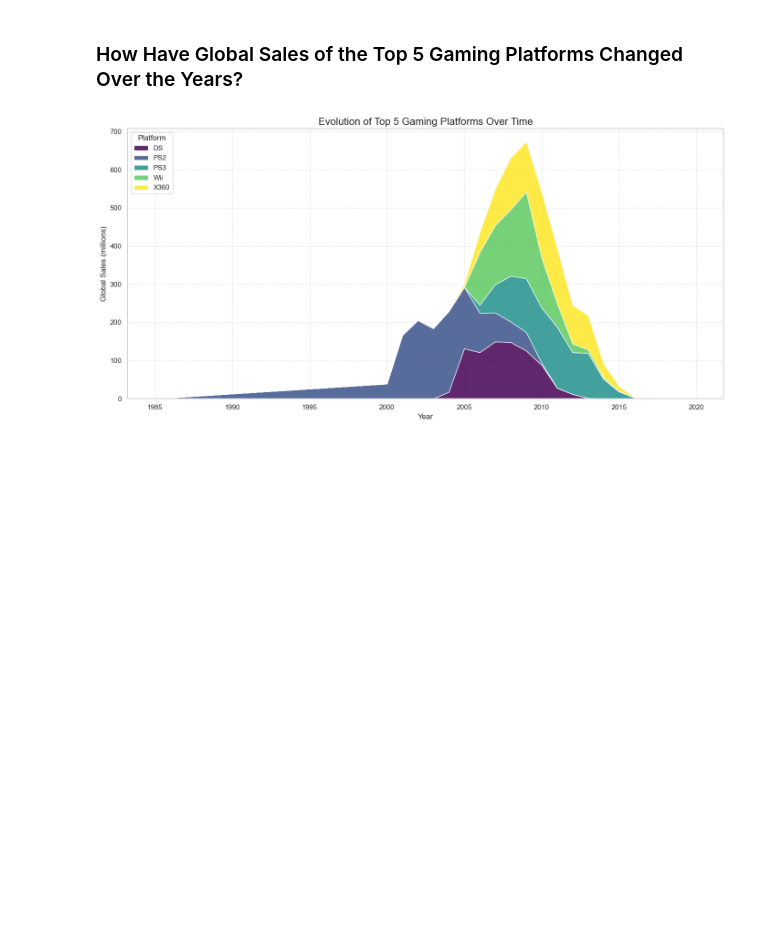
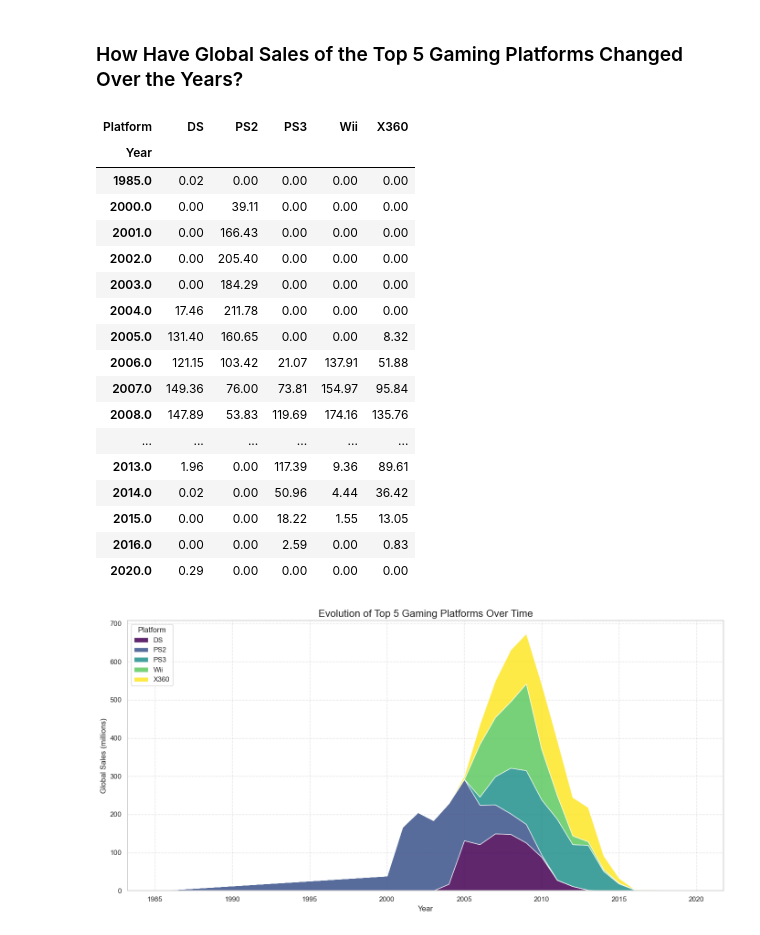
Before and after one commit to devanshu1802/Data-Visualization, a Jupyter notebook: Practice/Project.ipynb, the cells around one changed output. Cells and saved outputs as stored; diff of their text form; code cells hidden in the pictures; blank space fills up the shorter version.

```diff
--- a/Practice/Project.ipynb
+++ b/Practice/Project.ipynb
@@ -318,4 +318,33 @@ plt.show()
 ## **Stack Plot - Evolution of Top 5 Gaming Platforms Over Time**
 # %% [markdown]
 ### How Have Global Sales of the Top 5 Gaming Platforms Changed Over the Years?
+# %%
+# Get top 5 platforms by global sales
+top_platforms = df.groupby('Platform')['Global_Sales'].sum().sort_values(ascending=False).head(5).index.tolist()
+
+# Filter data for only top platforms
+filtered_df = df[df['Platform'].isin(top_platforms)]
+
+# Group by Year and Platform
+platform_yearly_sales = filtered_df.groupby(['Year', 'Platform'])['Global_Sales'].sum().unstack().fillna(0)
+platform_yearly_sales
+# %% [output]
+| Platform | DS | PS2 | PS3 | Wii | X360 |
+| Year |  |  |  |  |  |
+| 1985.0 | 0.02 | 0.00 | 0.00 | 0.00 | 0.00 |
+| 2000.0 | 0.00 | 39.11 | 0.00 | 0.00 | 0.00 |
+| 2001.0 | 0.00 | 166.43 | 0.00 | 0.00 | 0.00 |
+| 2002.0 | 0.00 | 205.40 | 0.00 | 0.00 | 0.00 |
+| 2003.0 | 0.00 | 184.29 | 0.00 | 0.00 | 0.00 |
+| 2004.0 | 17.46 | 211.78 | 0.00 | 0.00 | 0.00 |
+| 2005.0 | 131.40 | 160.65 | 0.00 | 0.00 | 8.32 |
+| 2006.0 | 121.15 | 103.42 | 21.07 | 137.91 | 51.88 |
+| 2007.0 | 149.36 | 76.00 | 73.81 | 154.97 | 95.84 |
+| 2008.0 | 147.89 | 53.83 | 119.69 | 174.16 | 135.76 |
+| ... | ... | ... | ... | ... | ... |
+| 2013.0 | 1.96 | 0.00 | 117.39 | 9.36 | 89.61 |
+| 2014.0 | 0.02 | 0.00 | 50.96 | 4.44 | 36.42 |
+| 2015.0 | 0.00 | 0.00 | 18.22 | 1.55 | 13.05 |
+| 2016.0 | 0.00 | 0.00 | 2.59 | 0.00 | 0.83 |
+| 2020.0 | 0.29 | 0.00 | 0.00 | 0.00 | 0.00 |
 # %%
```
Also changed, not shown: parts of 7 cells of this notebook.
